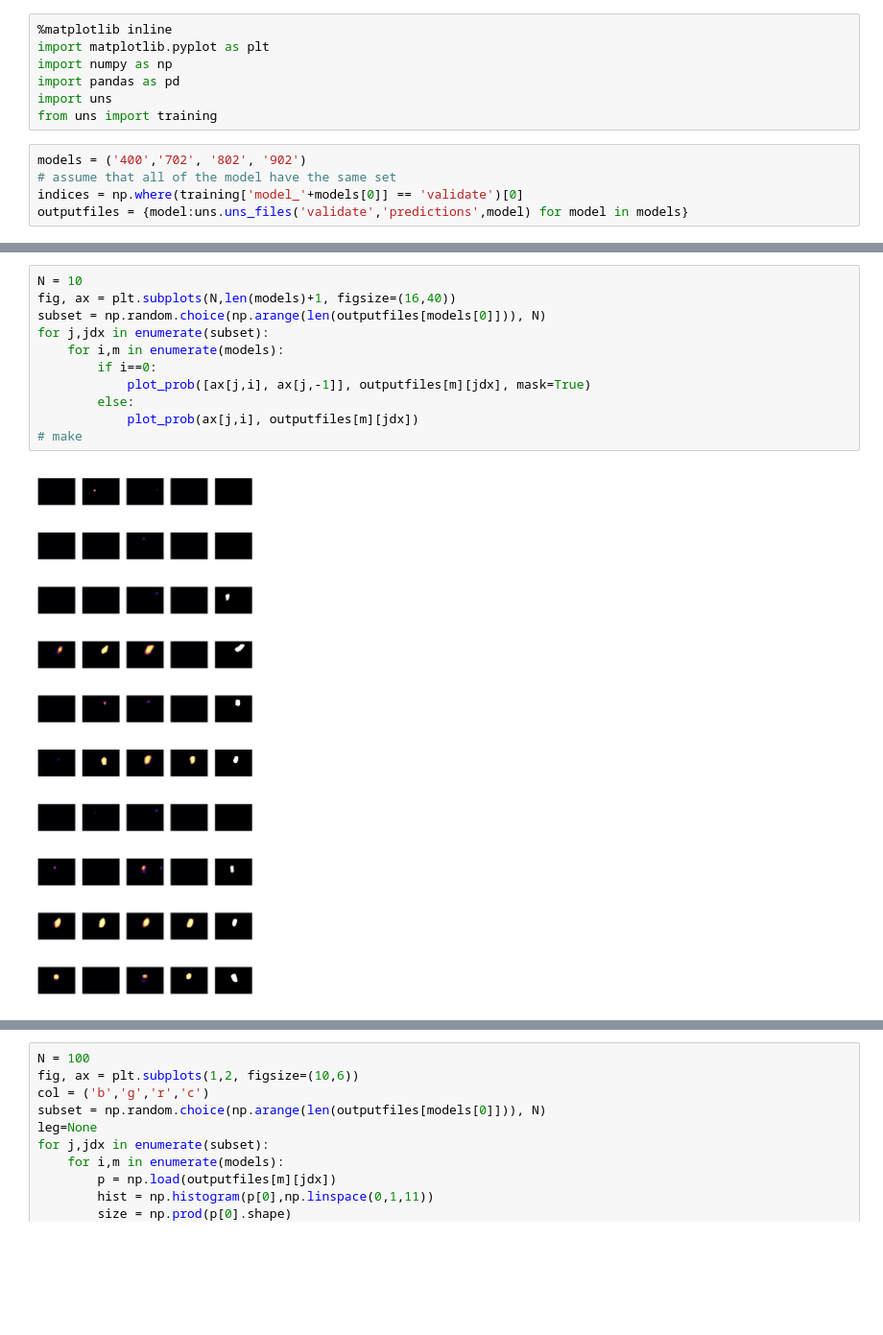
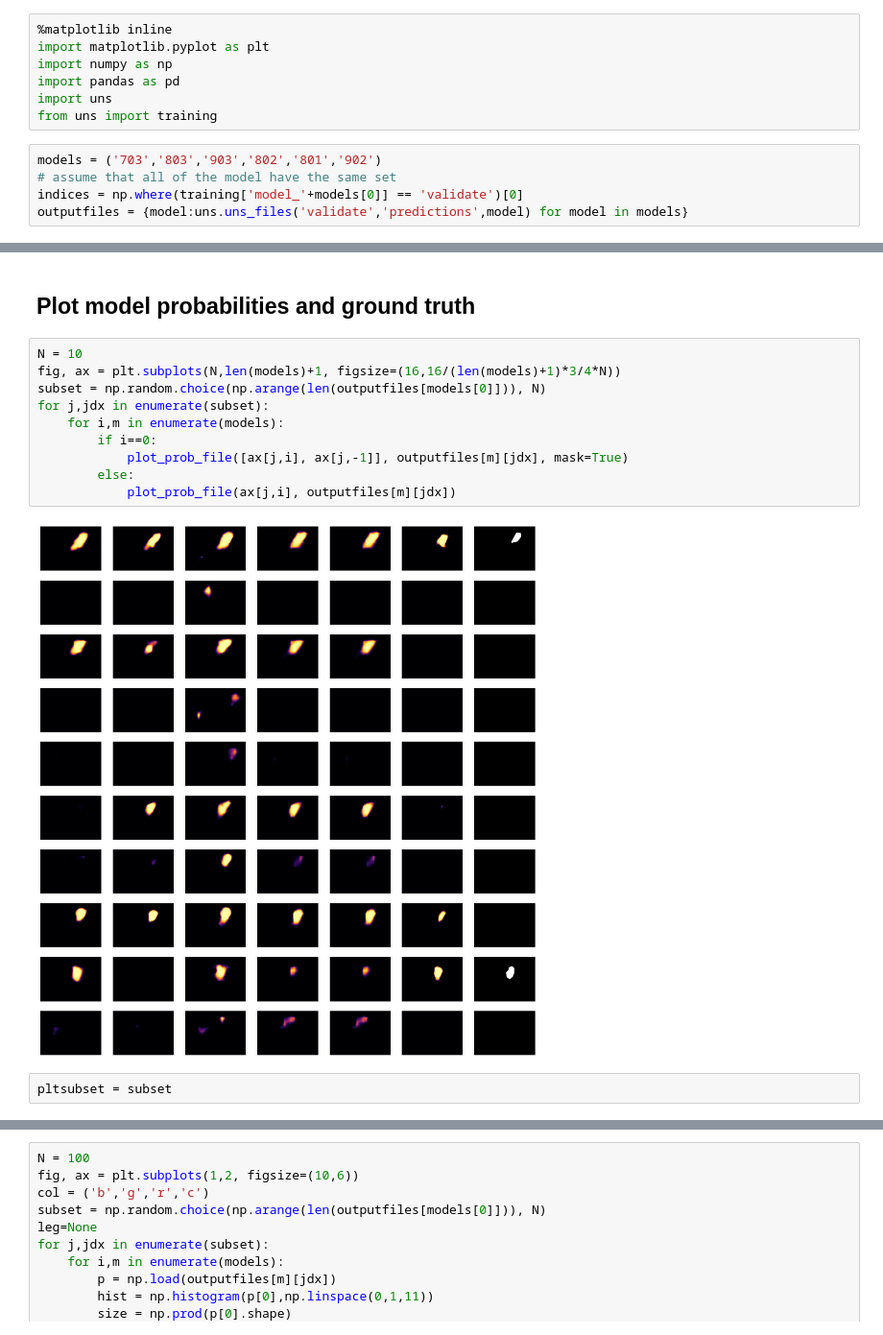
Before and after one commit to vassiliou/unstoo, a Jupyter notebook: OutputAnalysis.ipynb, the cells around one changed output, grey strips where cells are left out. Shown at 96% size. Drawn from its saved outputs; the diff is of its cells as text; blank space fills up the shorter version.

```diff
--- a/OutputAnalysis.ipynb
+++ b/OutputAnalysis.ipynb
@@ -8,7 +8,7 @@ import pandas as pd
 import uns
 from uns import training
 # %%
-models = ('400','702', '802', '902')
+models = ('703','803','903','802','801','902')
 # assume that all of the model have the same set
 indices = np.where(training['model_'+models[0]] == 'validate')[0]
 outputfiles = {model:uns.uns_files('validate','predictions',model) for model in models}
@@ -30,13 +111,16 @@ def plot_prob(ax, filename, mask=False):
+# %% [markdown]
+## Plot model probabilities and ground truth
 # %%
 N = 10
-fig, ax = plt.subplots(N,len(models)+1, figsize=(16,40))
+fig, ax = plt.subplots(N,len(models)+1, figsize=(16,16/(len(models)+1)*3/4*N))
 subset = np.random.choice(np.arange(len(outputfiles[models[0]])), N)
 for j,jdx in enumerate(subset):
     for i,m in enumerate(models):
         if i==0:
-            plot_prob([ax[j,i], ax[j,-1]], outputfiles[m][jdx], mask=True)
+            plot_prob_file([ax[j,i], ax[j,-1]], outputfiles[m][jdx], mask=True)
         else:
-            plot_prob(ax[j,i], outputfiles[m][jdx])
-# make
+            plot_prob_file(ax[j,i], outputfiles[m][jdx])
 # %% [output]
-[figure, old version]
+[figure, new version]
+# %%
+pltsubset = subset
```
Also changed, not shown: parts of 14 cells of this notebook, 2 other files.
